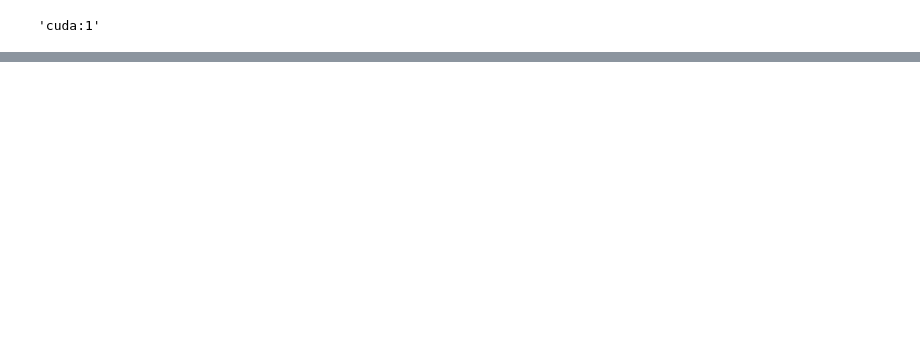
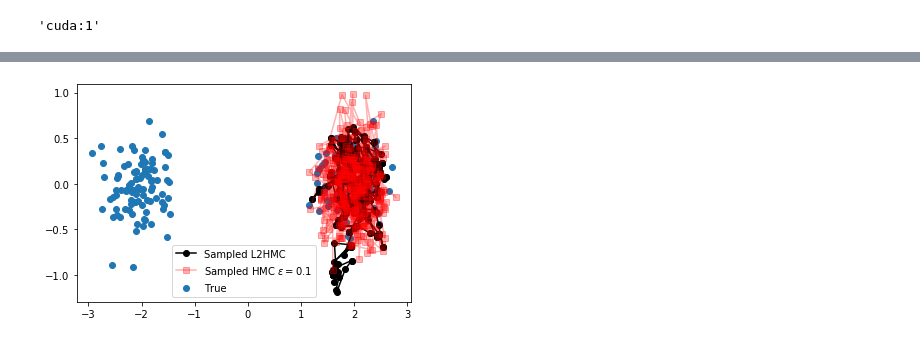
Before and after one commit to nkotelevskii/l2hmc_pytorch, a Jupyter notebook: l2hmc/our_alg-Copy1.ipynb, the cells around one changed output, grey strips where cells are left out. Drawn from its saved outputs; the diff is of its cells as text; code cells hidden in the pictures; blank space fills up the shorter version.

```diff
--- a/l2hmc/our_alg-Copy1.ipynb
+++ b/l2hmc/our_alg-Copy1.ipynb
@@ -216,11 +225,13 @@ plt.show()
 # %%
-num = 33
+num = 30
 
 points_to_plot = np.min([400, length_of_chains - 1])
 
 plt.scatter(S[:points_to_plot, 0], S[:points_to_plot, 1], label='True')
 plt.plot(L2HMC_samples[:points_to_plot, num, 0], L2HMC_samples[:points_to_plot, num, 1], label='Sampled L2HMC', color='black', marker='o')
 plt.plot(HMC_samples_2[:points_to_plot, num, 0], HMC_samples_2[:points_to_plot, num, 1], label='Sampled HMC $\epsilon=0.1$', color='red', marker='s', alpha=0.3)
 plt.legend()
 plt.show()
+# %% [output]
+[figure, added]
 # %%
```
Also changed, not shown: parts of 10 cells of this notebook, 3 other files.
